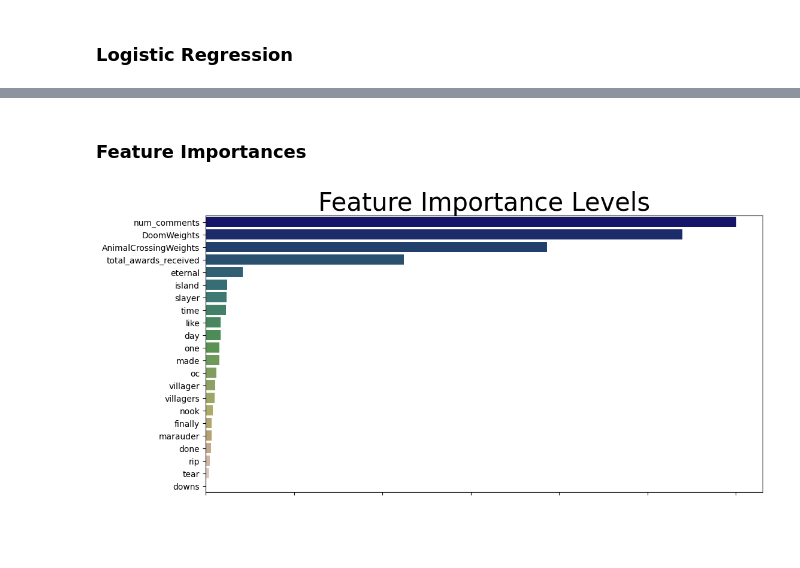
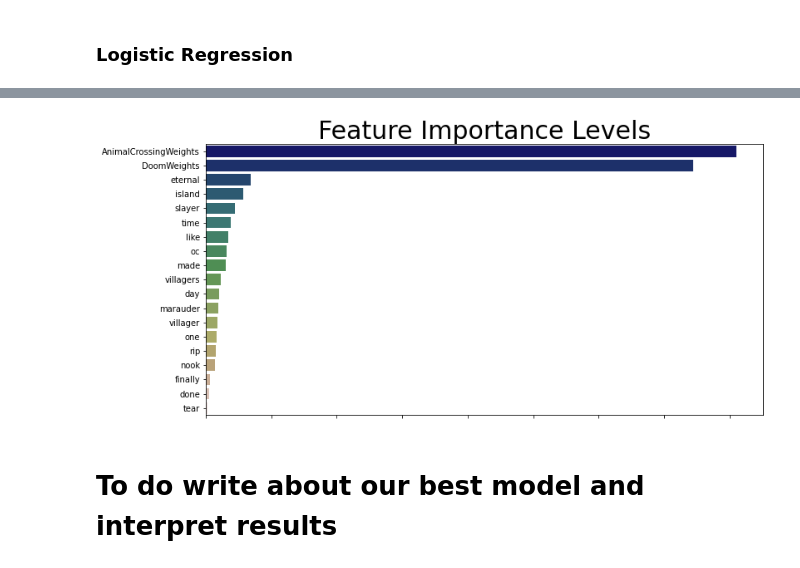
Before and after one commit to TonyJosephD/Image-Classification, a Jupyter notebook: full_model.ipynb, the cells around one changed output, grey strips where cells are left out. Saved outputs shown, nothing was run; the diff lists cells and outputs as text; code cells hidden in the pictures; blank space fills up the shorter version.

Commit message:
Updated Full Model File

```diff
--- a/full_model.ipynb
+++ b/full_model.ipynb
@@ -189,3 +192,6 @@ test = test.merge(test_pred,how='inner',left_on='filename',right_on='File')
+# %%
+train['subreddit'] = train['subreddit'].apply(lambda x: Redefine(x))
+test['subreddit'] = test['subreddit'].apply(lambda x: Redefine(x))
 # %%
 train.head()
 # %% [output]
@@ -236,6 +242,6 @@ train.describe()
 # %% [markdown]
 # Modelling
 # %%
-x_train = train[['downs','total_awards_received','num_comments','nook','finally','villager','time','oc','villagers','day','like','made','island','marauder','done','tear','rip','one','slayer','eternal','AnimalCrossingWeights', 'DoomWeights']]
+x_train = train[['nook','finally','villager','time','oc','villagers','day','like','made','island','marauder','done','tear','rip','one','slayer','eternal','AnimalCrossingWeights', 'DoomWeights']]
 y_train = train['subreddit']
 # %%
@@ -437,0 +443,12 @@ plt.show()
+# %%
+from sklearn.model_selection import GridSearchCV
+'''GB_params = {'n_estimators':[2,4,8,16,32,64,100,200],
+             'learning_rate':[.01,.05,.1,.2,.5,1],
+             'max_depth':[2,4,8,16,32,64,100,200]}
+GB_grid_search = GridSearchCV(GradientBoostingClassifier(),param_grid=GB_params,
+                              n_jobs=-1,cv=10,verbose=5)
+GB_grid_search.fit(x_train,y_train)
+print('Train Accuracy : %.3f'%GB_grid_search.best_estimator_.score(x_train,y_train))
+print('Test Accuracy : %.3f'%GB_grid_search.best_estimator_.score(x_test,y_test))
+print('Best Accuracy Through Grid Search : %.3f'%GB_grid_search.best_score_)
+print('Best Parameters : ',GB_grid_search.best_params_)'''
@@ -437,0 +466,10 @@ plt.show()
+# %%
+clf = GradientBoostingClassifier(learning_rate=.05,
+                                max_depth=4,
+                                n_estimators=200).fit(x_train,y_train)
+predictions = clf.predict(x_test)
+
+make_confusion_matrix(confusion_matrix(y_test,predictions),
+                     title='Gradient Boosting Confusion Matrix',
+                     categories=['Animal Crossing','Doom'],
+                     figsize=(16,9))
@@ -471,15 +480,15 @@ Log Loss: 0.8404
-# %% [markdown]
-### Feature Importances
 # %%
-fi = rf01.feature_importances_ #feature importance array
+fi = clf.feature_importances_ #feature importance array
 fi = pd.Series(data = fi, index = x_train.columns) #convert to Pandas series for plotting
 fi.sort_values(ascending=False, inplace=True) #sort descending
 
 #create bar plot
 plt.figure(figsize=(12, 6))
 plt.title('Feature Importance Levels',fontsize=30)
 chart = sns.barplot(x=fi, y=fi.index, palette=sns.color_palette("gist_earth", n_colors=len(fi)))
 chart.set_xticklabels(chart.get_xticklabels(), rotation=45, horizontalalignment='right')
 plt.show()
 # %% [output]
-[figure, old version]
+[figure, new version]
+# %% [markdown]
+# To do write about our best model and interpret results
```
Also changed, not shown: parts of 30 cells of this notebook.
